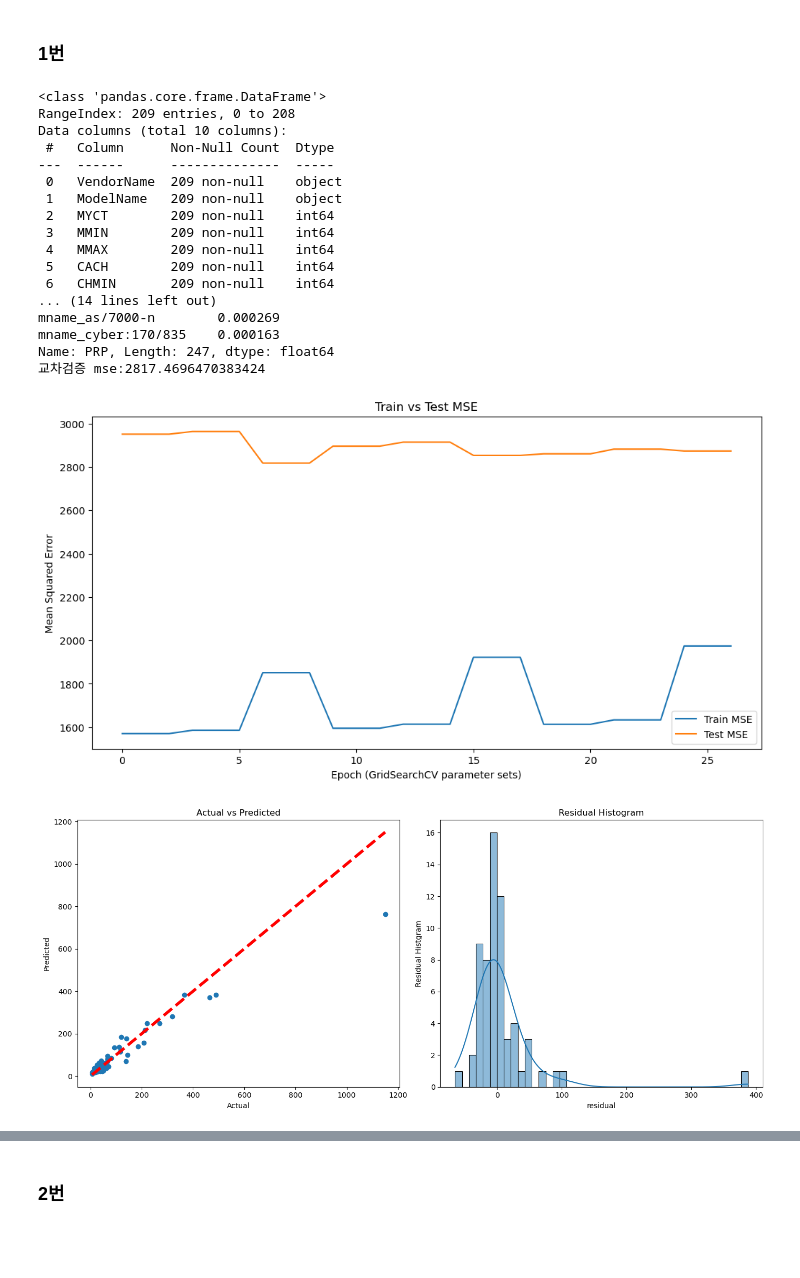
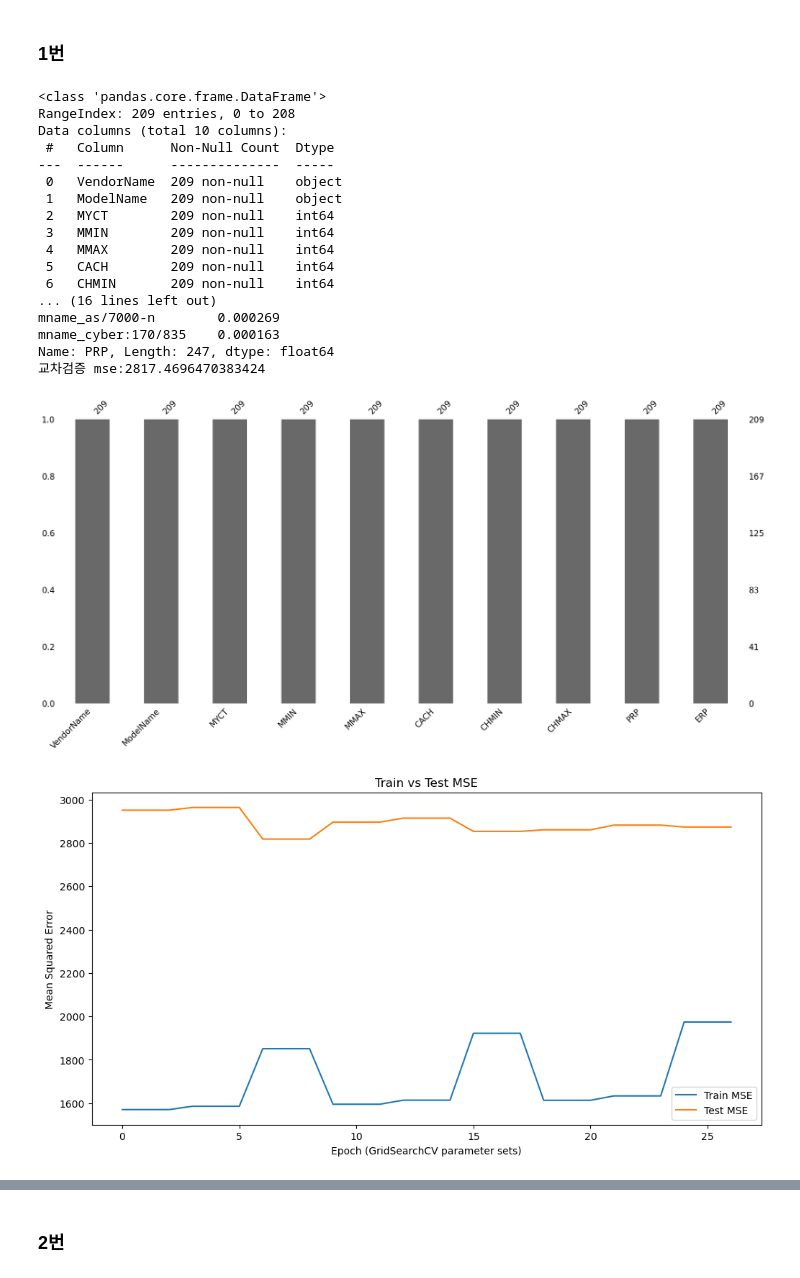
Before and after one commit to beginnerones/python_basic_3, a Jupyter notebook: pipeline_cpu_data.ipynb, the cells around one changed output, grey strips where cells are left out. Cells and saved outputs as stored; diff of their text form; code cells hidden in the pictures; blank space fills up the shorter version.

```diff
--- a/pipeline_cpu_data.ipynb
+++ b/pipeline_cpu_data.ipynb
@@ -5,6 +5,7 @@ import pandas as pd
 import numpy as np
 import seaborn as sns
 import matplotlib.pyplot as plt
+import missingno as msn
 from sklearn.metrics import mean_squared_error, r2_score,mean_absolute_error
 from sklearn.model_selection import GridSearchCV,cross_val_score
 from sklearn.linear_model import SGDRegressor, LinearRegression, Ridge
@@ -15,7 +16,9 @@ from sklearn.compose import ColumnTransformer
 from sklearn.pipeline import Pipeline
 
 modelset=pd.read_csv("machine.data_update.csv")
-modelset.info()
+print(modelset.info())
+print(modelset.shape)
+msn.bar(modelset)
 modelset.dropna(inplace = True)
 
 dum=pd.get_dummies(modelset.VendorName,prefix='vname',dtype=float)
@@ -78,33 +81,33 @@ plt.subplot(1,2,1)
 plt.scatter(y_test,y_pred)
 plt.plot([y_test.min(),y_test.max()],[y_test.min(),y_test.max()],'r--',lw=4)
 plt.xlabel('Actual')
 plt.ylabel("Predicted")
 plt.title('Actual vs Predicted')
 
 plt.subplot(1,2,2)
 sns.histplot(y_test - y_pred, kde=True)
 plt.xlabel('residual')
 plt.ylabel('Residual Histgram')
 plt.title('Residual Histogram')
 plt.tight_layout()
 plt.show()
 # %% [output]
 <class 'pandas.core.frame.DataFrame'>
 RangeIndex: 209 entries, 0 to 208
 Data columns (total 10 columns):
  #   Column      Non-Null Count  Dtype
 ---  ------      --------------  -----
  0   VendorName  209 non-null    object
  1   ModelName   209 non-null    object
  2   MYCT        209 non-null    int64
  3   MMIN        209 non-null    int64
  4   MMAX        209 non-null    int64
  5   CACH        209 non-null    int64
  6   CHMIN       209 non-null    int64
-... (14 lines left out)
+... (16 lines left out)
 mname_as/7000-n        0.000269
 mname_cyber:170/835    0.000163
 Name: PRP, Length: 247, dtype: float64
 교차검증 mse:2817.4696470383424
-[figure, old version]
+[figure, new version]
-[figure, old version]
+[figure, new version]
```
Also changed, not shown: parts of 8 cells of this notebook, 1 other file.
